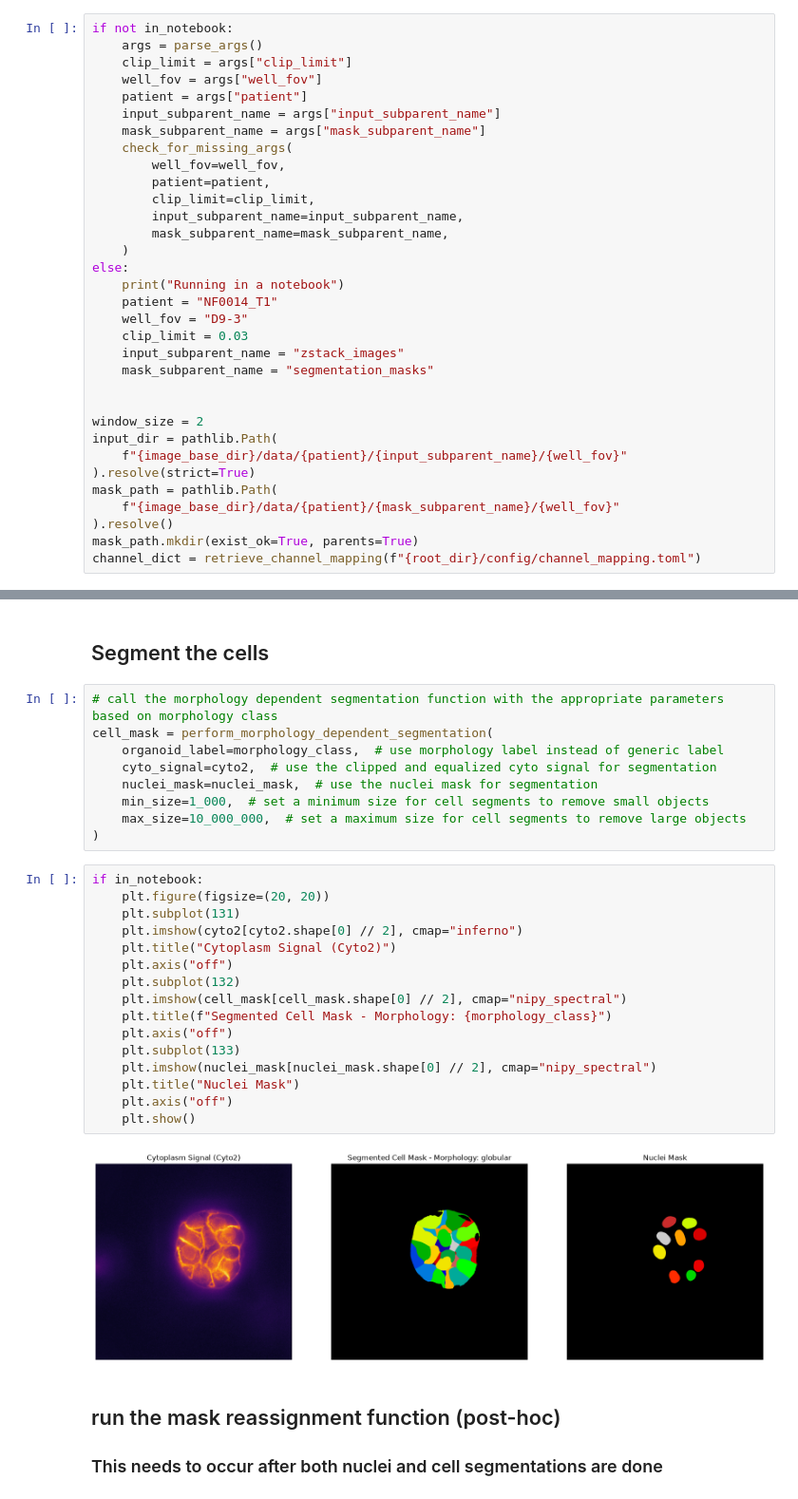
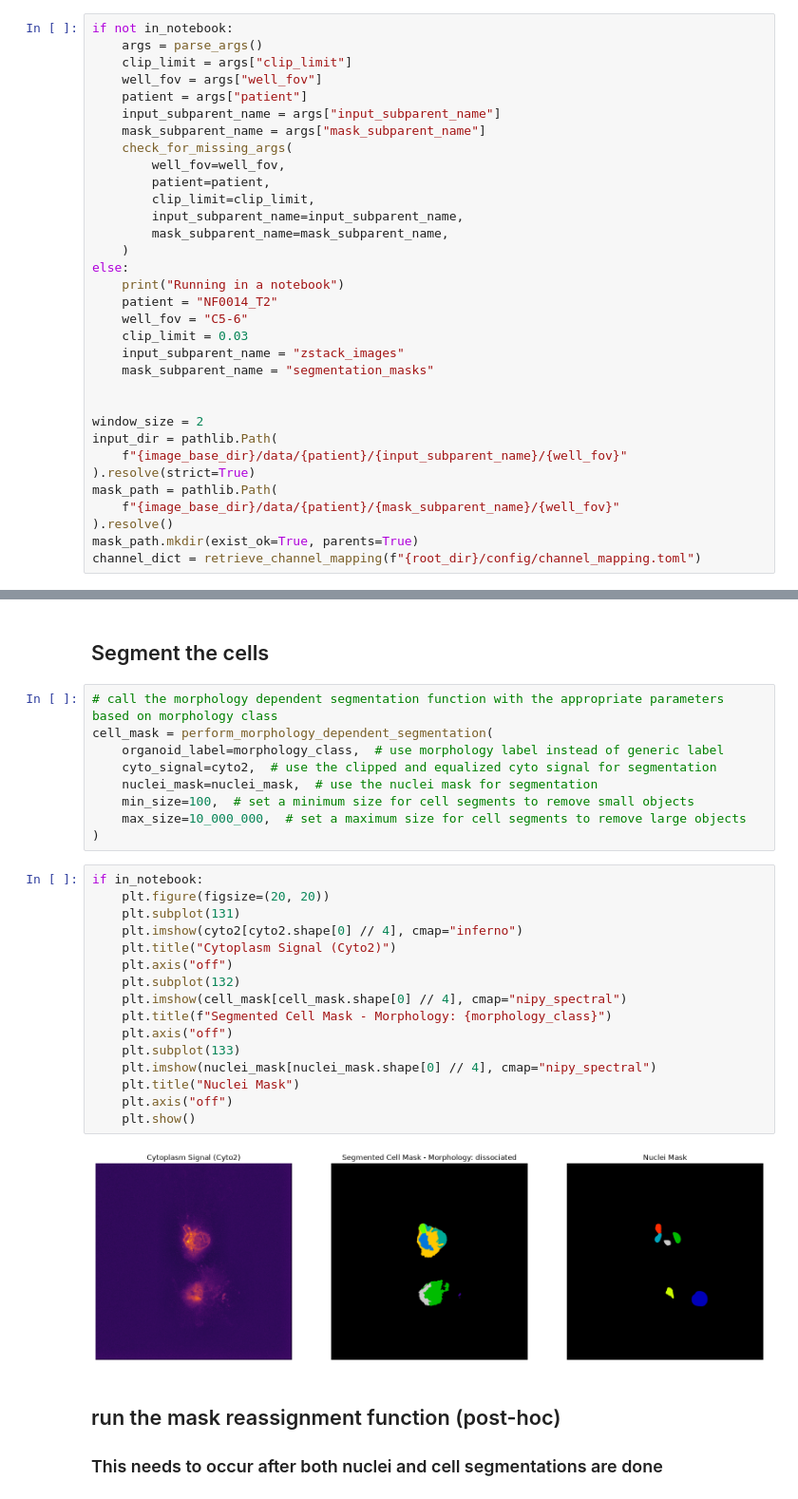
Before and after one commit to WayScience/NF1_3D_organoid_profiling_pipeline, a Jupyter notebook: 2.segment_images/notebooks/5.cell_segmentation.ipynb, the cells around one changed output, grey strips where cells are left out. Shown at 95% size. Cells and saved outputs as stored; diff of their text form.

```diff
--- a/2.segment_images/notebooks/5.cell_segmentation.ipynb
+++ b/2.segment_images/notebooks/5.cell_segmentation.ipynb
@@ -67,8 +67,8 @@ if not in_notebook:
     )
 else:
     print("Running in a notebook")
-    patient = "NF0014_T1"
-    well_fov = "D9-3"
+    patient = "NF0014_T2"
+    well_fov = "C5-6"
     clip_limit = 0.03
     input_subparent_name = "zstack_images"
     mask_subparent_name = "segmentation_masks"
@@ -135,27 +135,27 @@ cell_mask = perform_morphology_dependent_segmentation(
     organoid_label=morphology_class,  # use morphology label instead of generic label
     cyto_signal=cyto2,  # use the clipped and equalized cyto signal for segmentation
     nuclei_mask=nuclei_mask,  # use the nuclei mask for segmentation
-    min_size=1_000,  # set a minimum size for cell segments to remove small objects
+    min_size=100,  # set a minimum size for cell segments to remove small objects
     max_size=10_000_000,  # set a maximum size for cell segments to remove large objects
 )
 # %%
 if in_notebook:
     plt.figure(figsize=(20, 20))
     plt.subplot(131)
-    plt.imshow(cyto2[cyto2.shape[0] // 2], cmap="inferno")
+    plt.imshow(cyto2[cyto2.shape[0] // 4], cmap="inferno")
     plt.title("Cytoplasm Signal (Cyto2)")
     plt.axis("off")
     plt.subplot(132)
-    plt.imshow(cell_mask[cell_mask.shape[0] // 2], cmap="nipy_spectral")
+    plt.imshow(cell_mask[cell_mask.shape[0] // 4], cmap="nipy_spectral")
     plt.title(f"Segmented Cell Mask - Morphology: {morphology_class}")
     plt.axis("off")
     plt.subplot(133)
-    plt.imshow(nuclei_mask[nuclei_mask.shape[0] // 2], cmap="nipy_spectral")
+    plt.imshow(nuclei_mask[nuclei_mask.shape[0] // 4], cmap="nipy_spectral")
     plt.title("Nuclei Mask")
     plt.axis("off")
     plt.show()
 # %% [output]
-[figure, old version]
+[figure, new version]
 # %% [markdown]
 ## run the mask reassignment function (post-hoc)
 ### This needs to occur after both nuclei and cell segmentations are done
```
Also changed, not shown: parts of 7 cells of this notebook, 29 other files.
